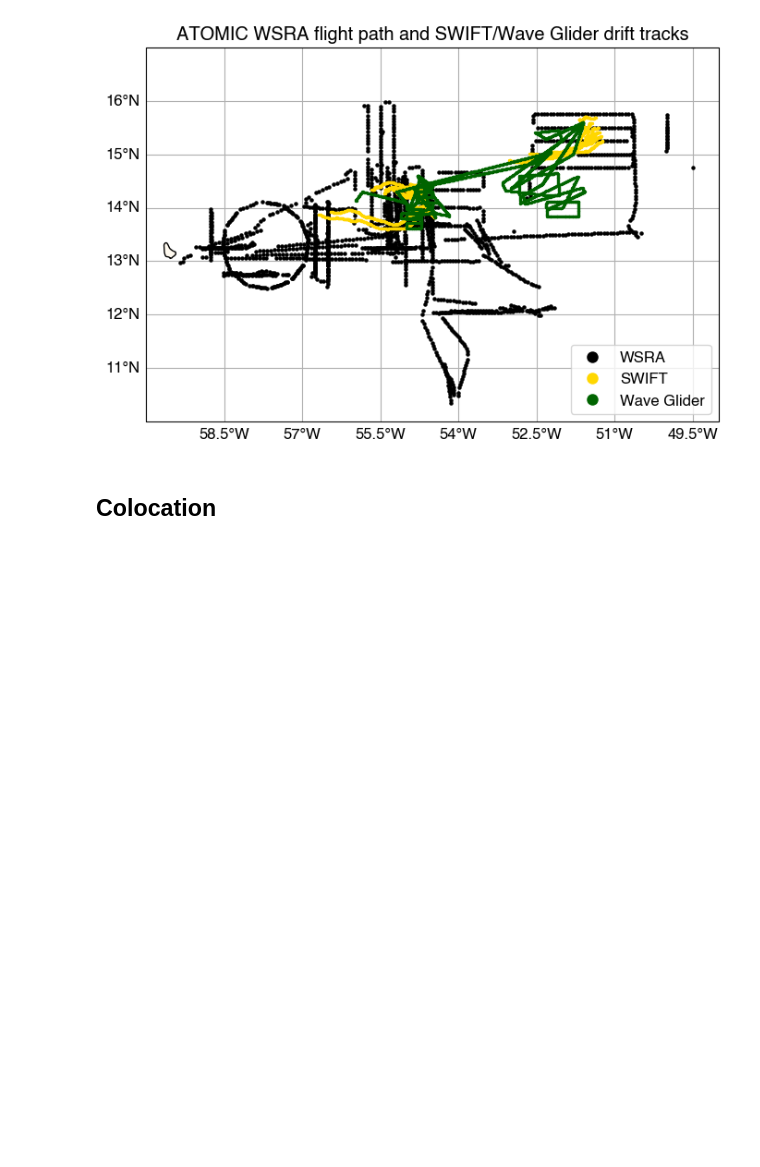
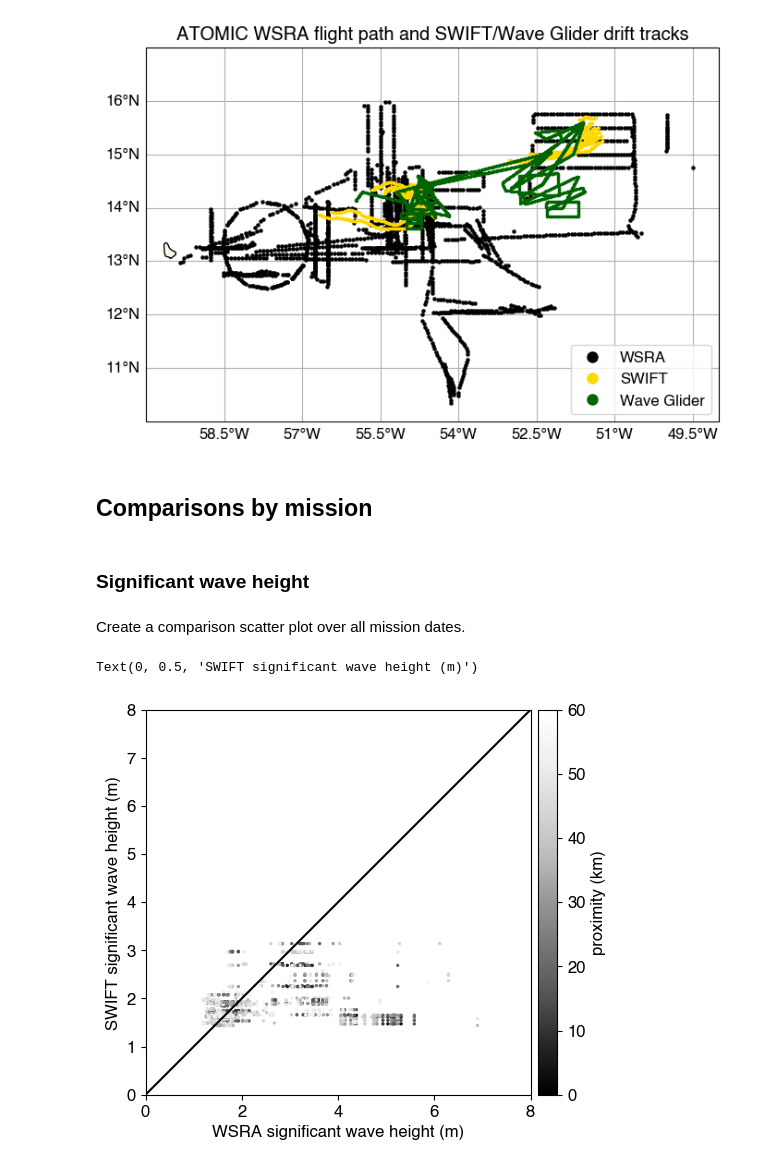
Before and after one commit to jacobrdavis/atomic-wsra-waves, a Jupyter notebook: compare.ipynb, the cells around one changed output. Drawn from its saved outputs; the diff is of its cells as text; code cells hidden in the pictures; blank space fills up the shorter version.

```diff
--- a/compare.ipynb
+++ b/compare.ipynb
@@ -209,8 +209,8 @@ ax.set_title('ATOMIC WSRA flight path and SWIFT/Wave Glider drift tracks')
 # %% [output]
 Text(0.5, 1.0, 'ATOMIC WSRA flight path and SWIFT/Wave Glider drift tracks')
 [figure]
-# %% [markdown]
-## Colocation
+# %% [markdown]
+## Comparisons by mission
 # %%
 def plot_swift(ax, swift_ds, var, **scatter_kwargs):
     ax.scatter(
@@ -251,0 +264,44 @@ def create_figure():
+# %% [markdown]
+### Significant wave height
+# %% [markdown]
+Create a comparison scatter plot over all mission dates.
+# %%
+IMAGE_RESOLUTION = 400
+limits = [0, 8]
+cmap=mpl.cm.Greys_r  # Oranges_r
+norm=mpl.colors.Normalize(vmin=0, vmax=60)
+
+fig, ax = plt.subplots(figsize=(6, 5))
+divider = make_axes_locatable(ax)
+cax = divider.append_axes("right", size="5%", axes_class=mpl.axes.Axes, pad="2%")
+
+for swift_id in atomic_swifts.keys():  # ['SWIFT23']:  #atomic_swifts.keys():
+
+    wsra_indices = np.concatenate(matches_df.xs(swift_id, level=1)['wsra_indices'])
+    swift_indices = np.concatenate(matches_df.xs(swift_id, level=1)['swift_indices'])
+    distance = np.concatenate(matches_df.xs(swift_id, level=1)['distance'])
+    wsra_matches = atomic_wsra.isel(time=wsra_indices)
+    swift_matches = atomic_swifts[swift_id].isel(time=swift_indices)
+    sc = ax.scatter(
+        wsra_matches['sea_surface_wave_significant_height'],
+        swift_matches['sea_surface_wave_significant_height'],
+        c=distance,
+        cmap=cmap,
+        norm=norm,
+        s=2,
+    )
+    fig.colorbar(sc, cax=cax, orientation='vertical')
+
+cax.set_ylabel('proximity (km)')
+ax.set_aspect('equal')
+ax.set_xlim(limits)
+ax.set_ylim(limits)
+ax.plot(limits, limits, color='k')
+ax.set_xlabel('WSRA significant wave height (m)')
+ax.set_ylabel('SWIFT significant wave height (m)')
+# fig.savefig(f'WSRA_and_SWIFT_mean_square_slope.{IMAGE_FILE_TYPE}',
+#             format=IMAGE_FILE_TYPE,
+#             dpi=IMAGE_RESOLUTION)
+# %% [output]
+Text(0, 0.5, 'SWIFT significant wave height (m)')
+[figure, added]
```
Also changed, not shown: parts of 9 cells of this notebook, 1 other file.
